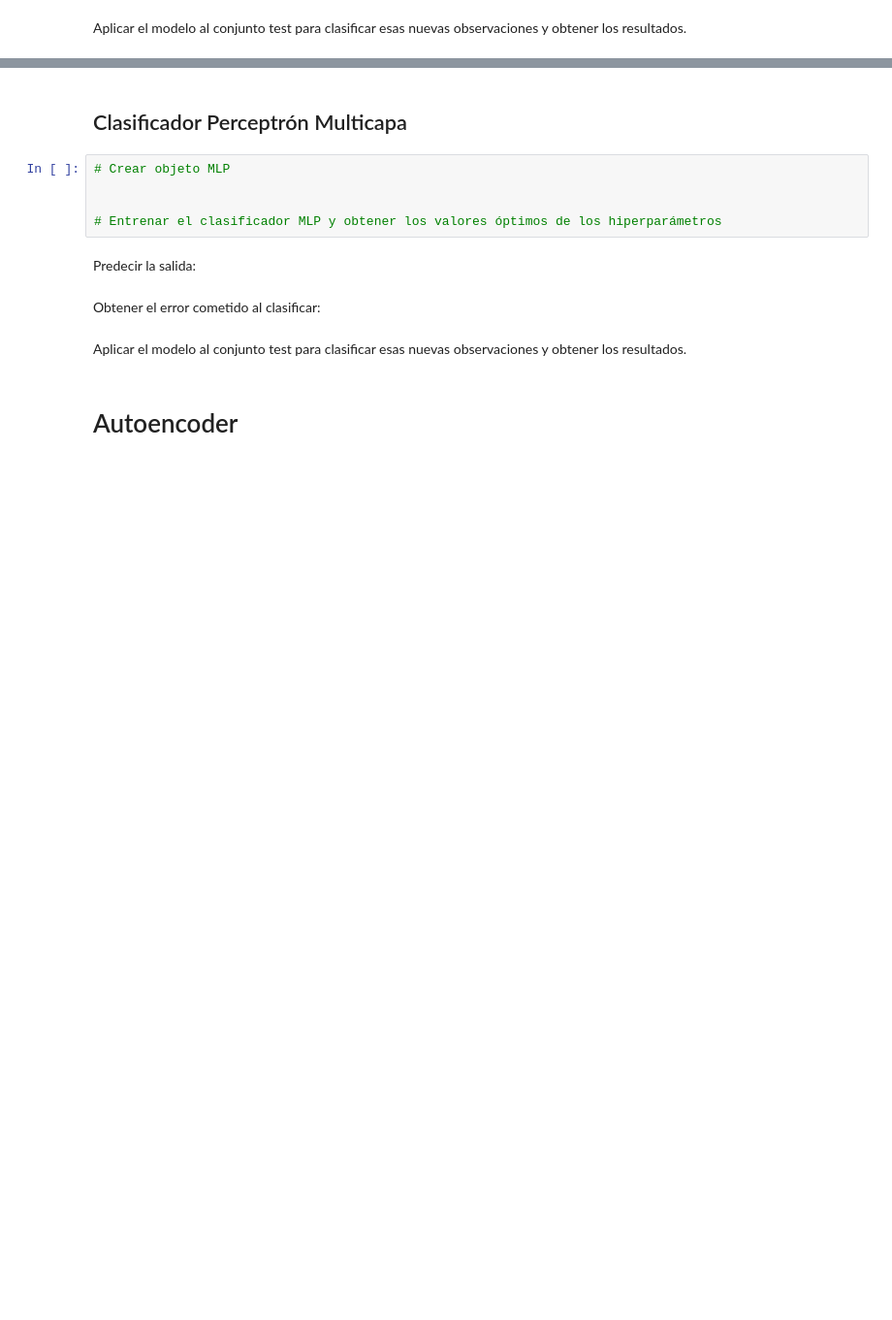
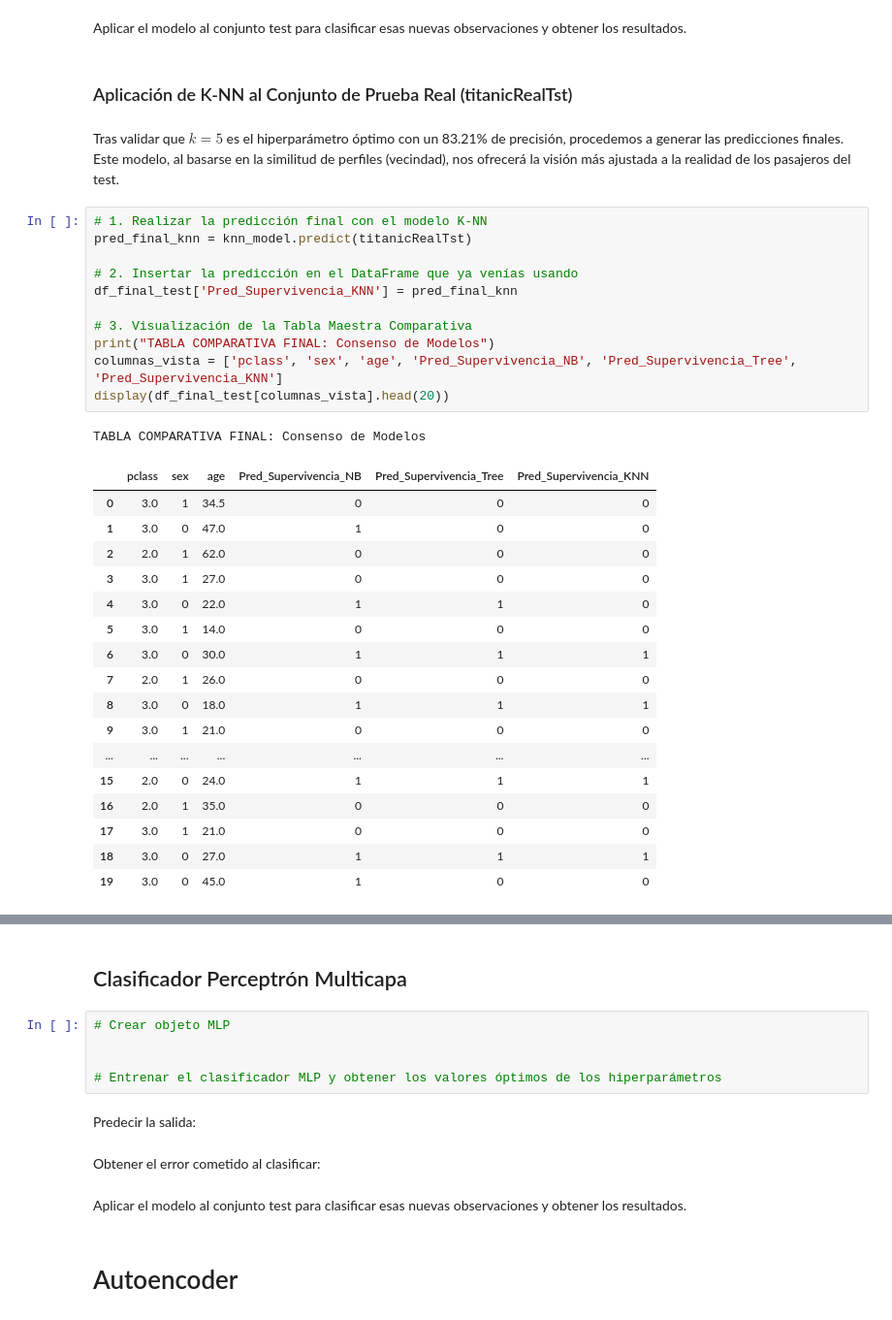
Before and after one commit to duvan1026/Titanic_Big_Data, a Jupyter notebook: ABD_CastroBautistaDuvanDario.ipynb, the cells around one changed output, grey strips where cells are left out. Shown at 97% size. Drawn from its saved outputs; the diff is of its cells as text; blank space fills up the shorter version.

```diff
--- a/ABD_CastroBautistaDuvanDario.ipynb
+++ b/ABD_CastroBautistaDuvanDario.ipynb
@@ -2360,2 +2462,36 @@ Obtener el error cometido al clasificar:
 # %% [markdown]
 Aplicar el modelo al conjunto test para clasificar esas nuevas observaciones y obtener los resultados.
+# %% [markdown]
+### Aplicación de K-NN al Conjunto de Prueba Real (titanicRealTst)
+# %% [markdown]
+Tras validar que $k=5$ es el hiperparámetro óptimo con un 83.21% de precisión, procedemos a generar las predicciones finales. Este modelo, al basarse en la similitud de perfiles (vecindad), nos ofrecerá la visión más ajustada a la realidad de los pasajeros del test.
+# %%
+# 1. Realizar la predicción final con el modelo K-NN
+pred_final_knn = knn_model.predict(titanicRealTst)
+
+# 2. Insertar la predicción en el DataFrame que ya venías usando
+df_final_test['Pred_Supervivencia_KNN'] = pred_final_knn
+
+# 3. Visualización de la Tabla Maestra Comparativa
+print("TABLA COMPARATIVA FINAL: Consenso de Modelos")
+columnas_vista = ['pclass', 'sex', 'age', 'Pred_Supervivencia_NB', 'Pred_Supervivencia_Tree', 'Pred_Supervivencia_KNN']
+display(df_final_test[columnas_vista].head(20))
+# %% [output]
+TABLA COMPARATIVA FINAL: Consenso de Modelos
+|  | pclass | sex | age | Pred_Supervivencia_NB | Pred_Supervivencia_Tree | Pred_Supervivencia_KNN |
+| 0 | 3.0 | 1 | 34.5 | 0 | 0 | 0 |
+| 1 | 3.0 | 0 | 47.0 | 1 | 0 | 0 |
+| 2 | 2.0 | 1 | 62.0 | 0 | 0 | 0 |
+| 3 | 3.0 | 1 | 27.0 | 0 | 0 | 0 |
+| 4 | 3.0 | 0 | 22.0 | 1 | 1 | 0 |
+| 5 | 3.0 | 1 | 14.0 | 0 | 0 | 0 |
+| 6 | 3.0 | 0 | 30.0 | 1 | 1 | 1 |
+| 7 | 2.0 | 1 | 26.0 | 0 | 0 | 0 |
+| 8 | 3.0 | 0 | 18.0 | 1 | 1 | 1 |
+| 9 | 3.0 | 1 | 21.0 | 0 | 0 | 0 |
+| ... | ... | ... | ... | ... | ... | ... |
+| 15 | 2.0 | 0 | 24.0 | 1 | 1 | 1 |
+| 16 | 2.0 | 1 | 35.0 | 0 | 0 | 0 |
+| 17 | 3.0 | 1 | 21.0 | 0 | 0 | 0 |
+| 18 | 3.0 | 0 | 27.0 | 1 | 1 | 1 |
+| 19 | 3.0 | 0 | 45.0 | 1 | 0 | 0 |
```
Also changed, not shown: parts of 21 cells of this notebook.
